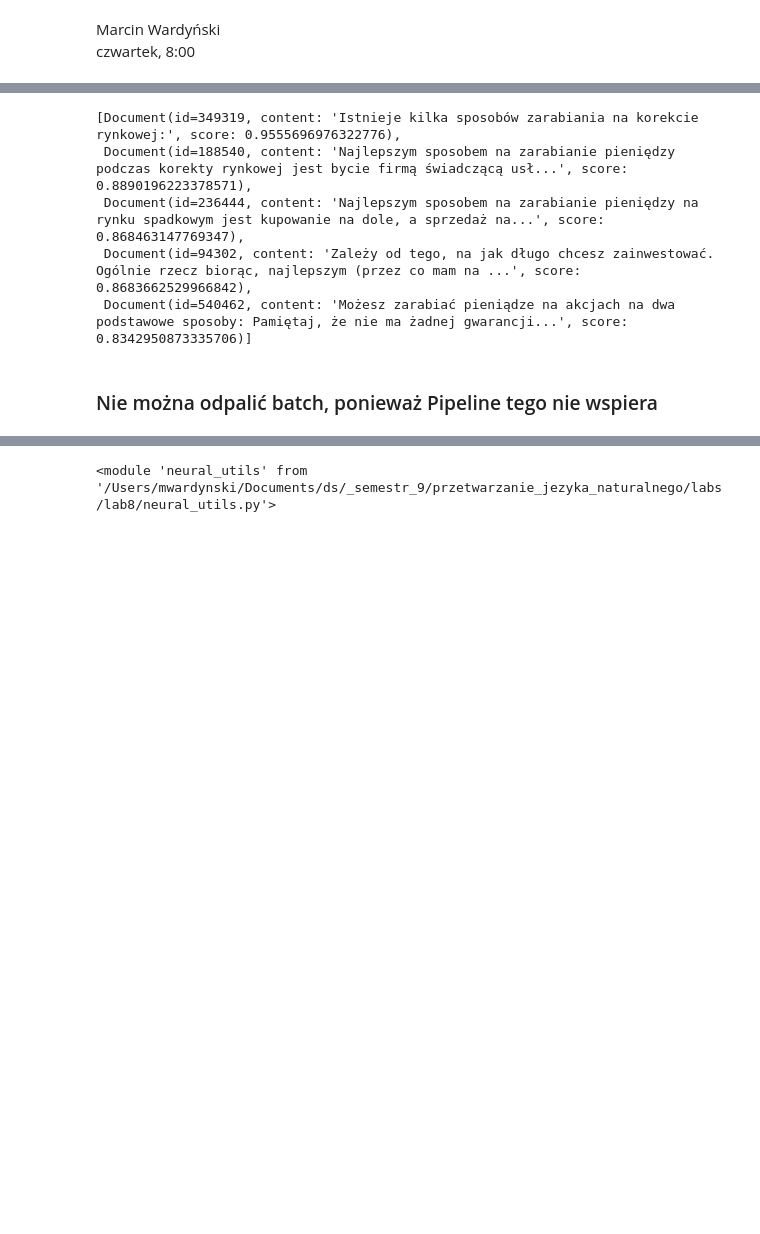
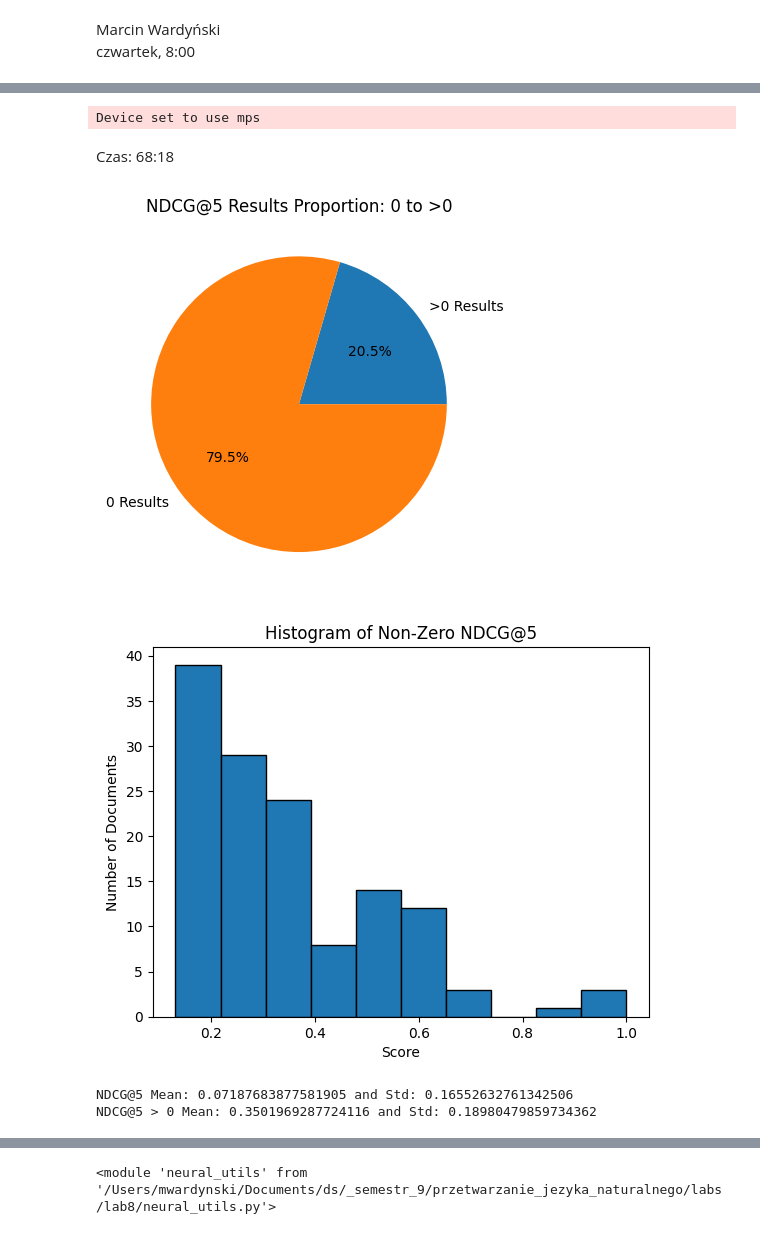
Before and after one commit to mwardynski/nlp, a Jupyter notebook: lab8/neural.ipynb, the cells around one changed output, grey strips where cells are left out. Cells and saved outputs as stored; diff of their text form; code cells hidden in the pictures; blank space fills up the shorter version.

```diff
--- a/lab8/neural.ipynb
+++ b/lab8/neural.ipynb
@@ -40 +107,25 @@ load_docs_into_data_store(document_store, all_docs, model)
+# %%
+from transformers import AutoModelForSequenceClassification
+
+class_model = "./best_model_f1_rand"
+
+model = AutoModelForSequenceClassification.from_pretrained(class_model)
+
+model.config.label2id = {"contradiction": 0, "entailment": 1}
+model.config.id2label = {0: "contradiction", 1: "entailment"}
+model.save_pretrained(class_model)
+# %%
+from typing import List
+from haystack import component
+
+@component
+class QACombiner:
+
+    @component.output_types(documents=List[Document])
+    def run(self, query:str, documents:List[Document]):
+        separator = "</s>"
+
+        documents_out = [Document(id = document.id, content = f"{query}{separator}{document.content}") for document in documents]
+
+        return {"documents": documents_out}
 # %%
@@ -76,13 +156,20 @@ query_pipeline = build_query_pipeline(document_store, model)
-# %%
-q = "Jaki jest najlepszy sposób na zarabianie pieniędzy na korekcie rynkowej?"
-n = 5
-
-query_data_store(query_pipeline, q, n)
-# %% [output]
-[Document(id=349319, content: 'Istnieje kilka sposobów zarabiania na korekcie rynkowej:', score: 0.9555696976322776),
- Document(id=188540, content: 'Najlepszym sposobem na zarabianie pieniędzy podczas korekty rynkowej jest bycie firmą świadczącą usł...', score: 0.8890196223378571),
- Document(id=236444, content: 'Najlepszym sposobem na zarabianie pieniędzy na rynku spadkowym jest kupowanie na dole, a sprzedaż na...', score: 0.868463147769347),
- Document(id=94302, content: 'Zależy od tego, na jak długo chcesz zainwestować. Ogólnie rzecz biorąc, najlepszym (przez co mam na ...', score: 0.8683662529966842),
- Document(id=540462, content: 'Możesz zarabiać pieniądze na akcjach na dwa podstawowe sposoby: Pamiętaj, że nie ma żadnej gwarancji...', score: 0.8342950873335706)]
-# %% [markdown]
-### Nie można odpalić batch, ponieważ Pipeline tego nie wspiera
+# %%
+model = "sdadas/mmlw-retrieval-roberta-base"
+class_model = "./best_model_f1_rand"
+
+top_k = 10
+query_pipeline_comb = build_query_pipeline_with_classification(document_store, model, class_model, top_k)
+
+ndcgs_size = 5
+ndcgs_class = utils.calculate_ndcgs(test_queries_dict, test_query_to_corpus_dict, query_pipeline_comb, qeury_data_store_with_classifier, ndcgs_size)
+# %% [output]
+Device set to use mps
+# %% [markdown]
+Czas: 68:18
+# %%
+utils.present_results(ndcgs_class)
+# %% [output]
+[figure, added]
+[figure, added]
+NDCG@5 Mean: 0.07187683877581905 and Std: 0.16552632761342506
+NDCG@5 > 0 Mean: 0.3501969287724116 and Std: 0.18980479859734362
```
Also changed, not shown: parts of 19 cells of this notebook, 2 other files.
